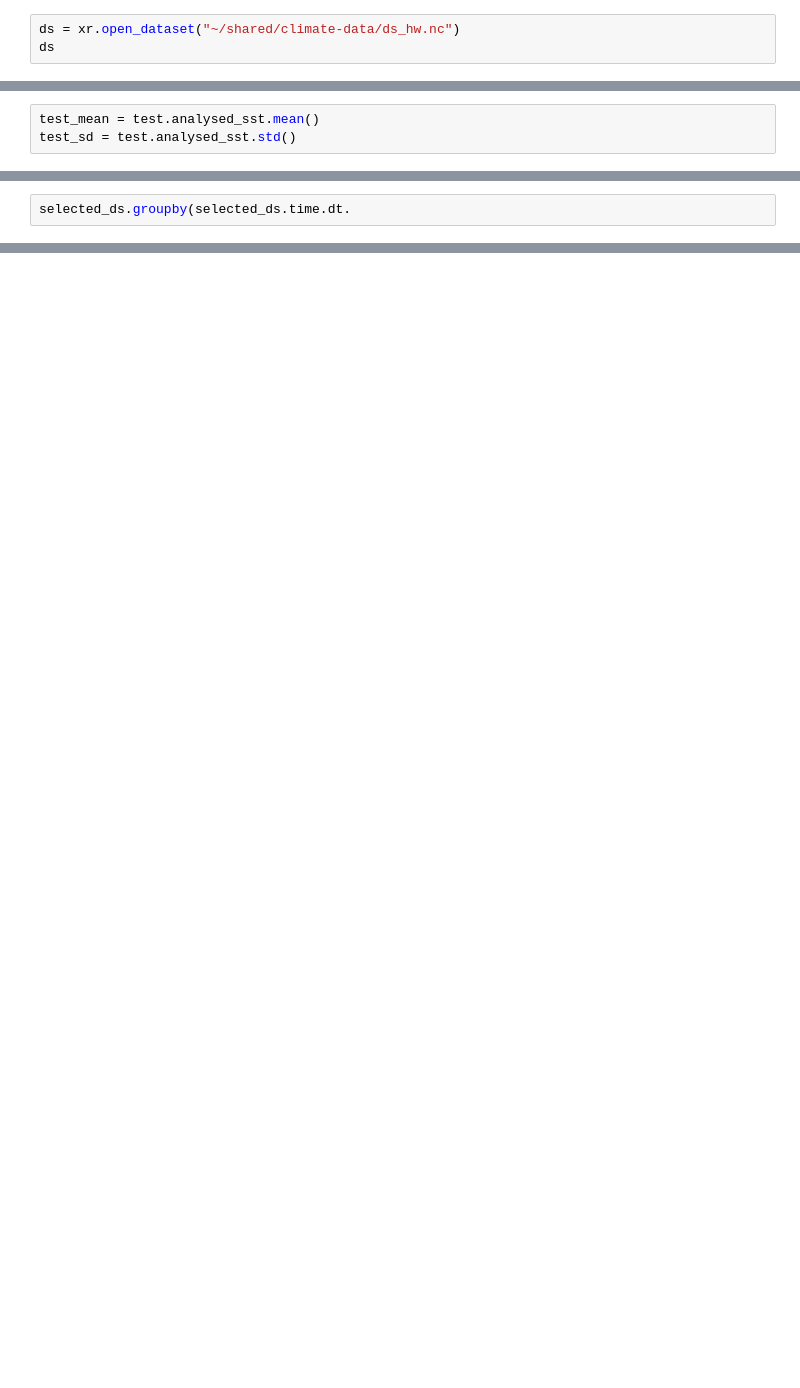
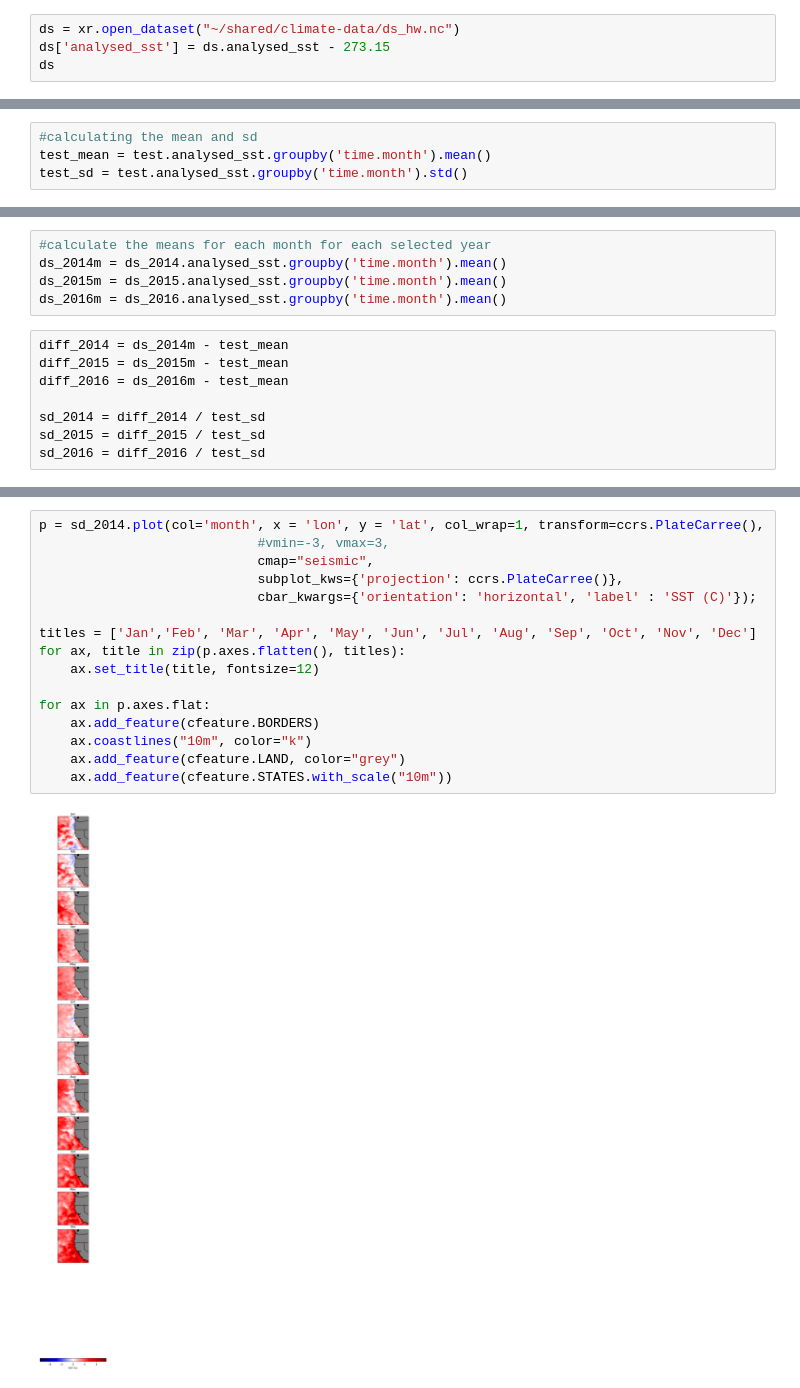
Before and after one commit to UCB-stat-159-s23/hw03-Group16, a Jupyter notebook: climate-Q04.ipynb, the cells around one changed output, grey strips where cells are left out. Drawn from its saved outputs; the diff is of its cells as text; blank space fills up the shorter version.

Commit message:
Testing plotting for 2014

```diff
--- a/climate-Q04.ipynb
+++ b/climate-Q04.ipynb
@@ -13,6 +16,7 @@ warnings.simplefilter("ignore")  # filter some warning messages
 crs = ccrs.PlateCarree()  # set projection
 # %%
 ds = xr.open_dataset("~/shared/climate-data/ds_hw.nc")
+ds['analysed_sst'] = ds.analysed_sst - 273.15
 ds
 # %% [output]
 <xarray.Dataset>
@@ -54,6 +59,7 @@ Attributes: (12/47)
     uuid:                       27665bc0-d5fc-11e1-9b23-0800200c9a66
     westernmost_longitude:      -180.0
 # %%
-test_mean = test.analysed_sst.mean()
-test_sd = test.analysed_sst.std()
+#calculating the mean and sd
+test_mean = test.analysed_sst.groupby('time.month').mean()
+test_sd = test.analysed_sst.groupby('time.month').std()
 # %%
@@ -86,3 +70,13 @@ Attributes: (12/47)
 # %%
-selected_ds.groupby(selected_ds.time.dt.
+#calculate the means for each month for each selected year
+ds_2014m = ds_2014.analysed_sst.groupby('time.month').mean()
+ds_2015m = ds_2015.analysed_sst.groupby('time.month').mean()
+ds_2016m = ds_2016.analysed_sst.groupby('time.month').mean()
 # %%
+diff_2014 = ds_2014m - test_mean
+diff_2015 = ds_2015m - test_mean
+diff_2016 = ds_2016m - test_mean
+
+sd_2014 = diff_2014 / test_sd
+sd_2015 = diff_2015 / test_sd
+sd_2016 = diff_2016 / test_sd
@@ -91,0 +91,18 @@ selected_ds.groupby(selected_ds.time.dt.
+# %%
+p = sd_2014.plot(col='month', x = 'lon', y = 'lat', col_wrap=1, transform=ccrs.PlateCarree(),
+                            #vmin=-3, vmax=3,
+                            cmap="seismic",
+                            subplot_kws={'projection': ccrs.PlateCarree()},
+                            cbar_kwargs={'orientation': 'horizontal', 'label' : 'SST (C)'});
+
+titles = ['Jan','Feb', 'Mar', 'Apr', 'May', 'Jun', 'Jul', 'Aug', 'Sep', 'Oct', 'Nov', 'Dec']
+for ax, title in zip(p.axes.flatten(), titles):
+    ax.set_title(title, fontsize=12)
+
+for ax in p.axes.flat:
+    ax.add_feature(cfeature.BORDERS)
+    ax.coastlines("10m", color="k")
+    ax.add_feature(cfeature.LAND, color="grey")
+    ax.add_feature(cfeature.STATES.with_scale("10m"))
+# %% [output]
+[figure, added]
```
Also changed, not shown: parts of 7 cells of this notebook.
